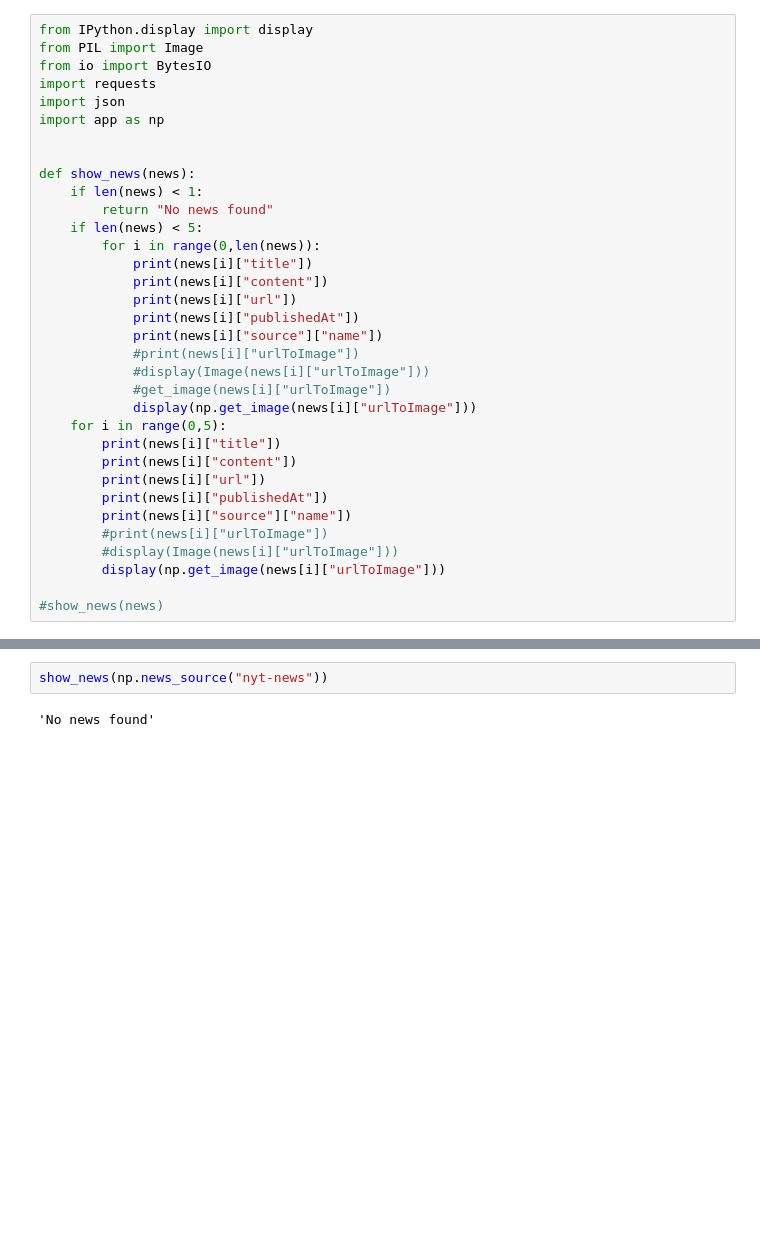
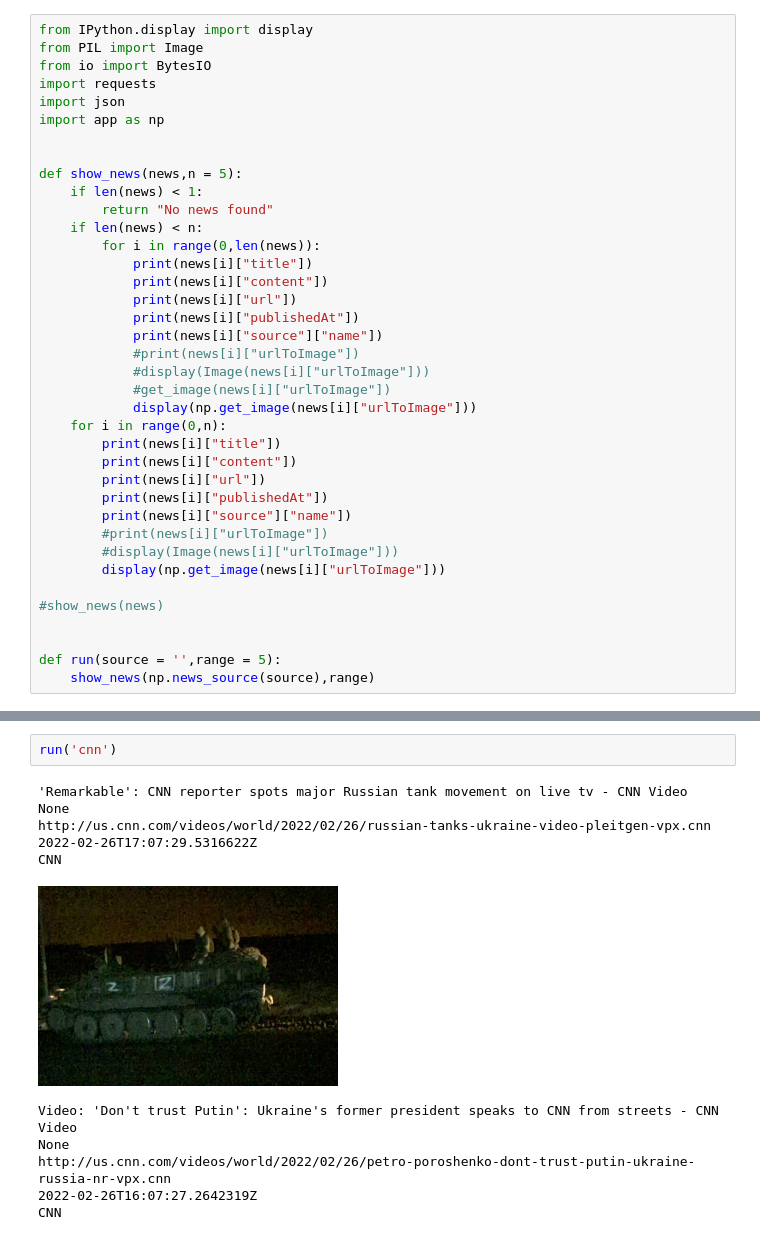
Before and after one commit to segfal/pynewsapp, a Jupyter notebook: main.ipynb, the cells around one changed output, grey strips where cells are left out. Saved outputs shown, nothing was run; the diff lists cells and outputs as text; blank space fills up the shorter version.

```diff
--- a/main.ipynb
+++ b/main.ipynb
@@ -7,10 +7,10 @@ import json
 import app as np
 
 
-def show_news(news):
+def show_news(news,n = 5):
     if len(news) < 1:
         return "No news found"
-    if len(news) < 5:
+    if len(news) < n:
         for i in range(0,len(news)):
             print(news[i]["title"])
             print(news[i]["content"])
@@ -21,7 +21,7 @@ def show_news(news):
             #display(Image(news[i]["urlToImage"]))
             #get_image(news[i]["urlToImage"])
             display(np.get_image(news[i]["urlToImage"]))
-    for i in range(0,5):
+    for i in range(0,n):
         print(news[i]["title"])
         print(news[i]["content"])
         print(news[i]["url"])
@@ -32,3 +32,7 @@ def show_news(news):
         display(np.get_image(news[i]["urlToImage"]))
 
 #show_news(news)
+
+
+def run(source = '',range = 5):
+    show_news(np.news_source(source),range)
@@ -103,4 +39,14 @@ CNN
-# %%
-show_news(np.news_source("nyt-news"))
-# %% [output]
-'No news found'
+# %%
+run('cnn')
+# %% [output]
+'Remarkable': CNN reporter spots major Russian tank movement on live tv - CNN Video
+None
+http://us.cnn.com/videos/world/2022/02/26/russian-tanks-ukraine-video-pleitgen-vpx.cnn
+2022-02-26T17:07:29.5316622Z
+CNN
+[figure, added]
+Video: 'Don't trust Putin': Ukraine's former president speaks to CNN from streets - CNN Video
+None
+http://us.cnn.com/videos/world/2022/02/26/petro-poroshenko-dont-trust-putin-ukraine-russia-nr-vpx.cnn
+2022-02-26T16:07:27.2642319Z
+CNN
```
Also changed, not shown: parts of 4 cells of this notebook.
